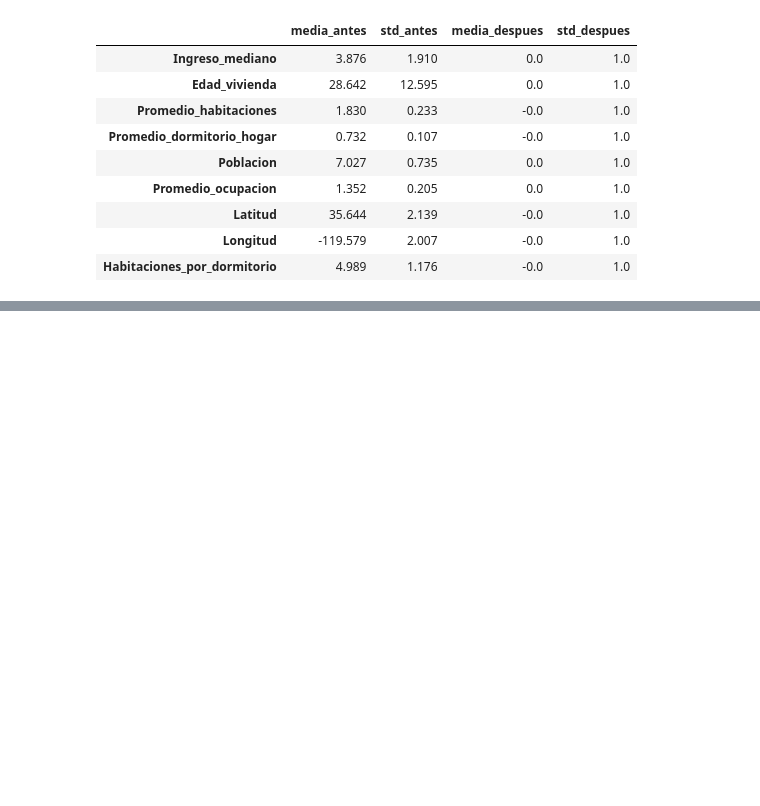
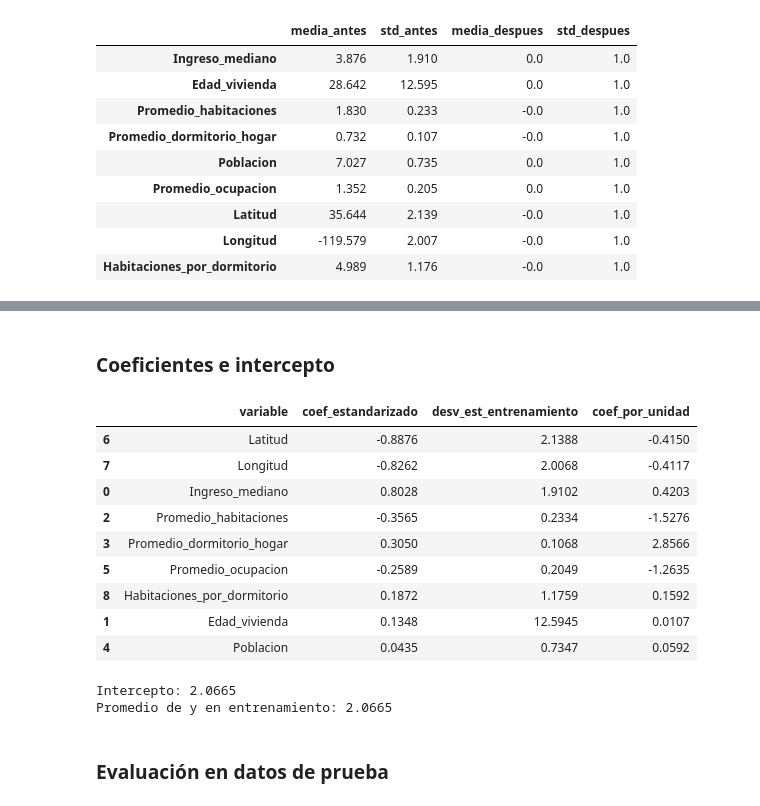
Before and after one commit to KateLopez05/Machine-Learning, a Jupyter notebook: src/notebook/notebook_2.ipynb, the cells around one changed output, grey strips where cells are left out. Cells and saved outputs as stored; diff of their text form; code cells hidden in the pictures; blank space fills up the shorter version.

```diff
--- a/src/notebook/notebook_2.ipynb
+++ b/src/notebook/notebook_2.ipynb
@@ -377,0 +410,22 @@ Entrenamiento: (16512, 9) | Prueba: (4128, 9)
+# %%
+# Modelo con parámetros por defecto
+modelo_reg = LinearRegression()
+modelo_reg.fit(X_train_esc, y_train_reg)
+print("Parámetros del modelo:", modelo_reg.get_params())
+
+# Predicciones sobre los datos de prueba
+pred_reg = modelo_reg.predict(X_test_esc)
+
+# Métricas
+mae = mean_absolute_error(y_test_reg, pred_reg)
+rmse = np.sqrt(mean_squared_error(y_test_reg, pred_reg))
+r2 = r2_score(y_test_reg, pred_reg)
+
+# Referencia: un modelo que siempre predice el promedio de entrenamiento
+base = DummyRegressor(strategy="mean").fit(X_train_esc, y_train_reg)
+mae_base = mean_absolute_error(y_test_reg, base.predict(X_test_esc))
+
+print(f"\nMAE:  {mae:.3f}  (≈ {mae * 100000:,.0f} USD)")
+print(f"RMSE: {rmse:.3f}  (≈ {rmse * 100000:,.0f} USD)")
+print(f"R²:   {r2:.3f}")
+print(f"MAE del modelo base (siempre el promedio): {mae_base:.3f}")
@@ -377,0 +439,32 @@ Entrenamiento: (16512, 9) | Prueba: (4128, 9)
+# %% [markdown]
+### Coeficientes e intercepto
+# %%
+coeficientes = pd.DataFrame({
+    "variable": predictoras,
+    "coef_estandarizado": modelo_reg.coef_.round(4),
+    "desv_est_entrenamiento": scaler.scale_.round(4),
+})
+# Efecto por 1 unidad de la variable (ya con el logaritmo, donde se aplicó)
+coeficientes["coef_por_unidad"] = (modelo_reg.coef_ / scaler.scale_).round(4)
+coeficientes = coeficientes.reindex(
+    coeficientes["coef_estandarizado"].abs().sort_values(ascending=False).index
+)
+display(coeficientes)
+
+print("Intercepto:", round(modelo_reg.intercept_, 4))
+print("Promedio de y en entrenamiento:", round(y_train_reg.mean(), 4))
+# %% [output]
+|  | variable | coef_estandarizado | desv_est_entrenamiento | coef_por_unidad |
+| 6 | Latitud | -0.8876 | 2.1388 | -0.4150 |
+| 7 | Longitud | -0.8262 | 2.0068 | -0.4117 |
+| 0 | Ingreso_mediano | 0.8028 | 1.9102 | 0.4203 |
+| 2 | Promedio_habitaciones | -0.3565 | 0.2334 | -1.5276 |
+| 3 | Promedio_dormitorio_hogar | 0.3050 | 0.1068 | 2.8566 |
+| 5 | Promedio_ocupacion | -0.2589 | 0.2049 | -1.2635 |
+| 8 | Habitaciones_por_dormitorio | 0.1872 | 1.1759 | 0.1592 |
+| 1 | Edad_vivienda | 0.1348 | 12.5945 | 0.0107 |
+| 4 | Poblacion | 0.0435 | 0.7347 | 0.0592 |
+Intercepto: 2.0665
+Promedio de y en entrenamiento: 2.0665
+# %% [markdown]
+### Evaluación en datos de prueba
```
Also changed, not shown: parts of 45 cells of this notebook, 5 other files.
